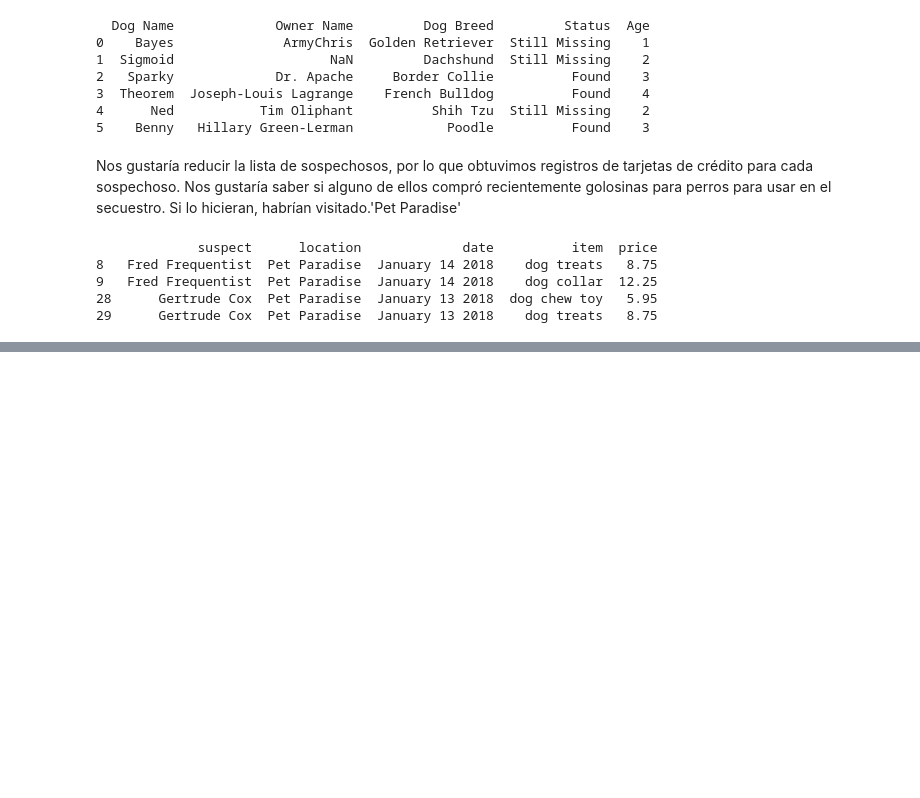
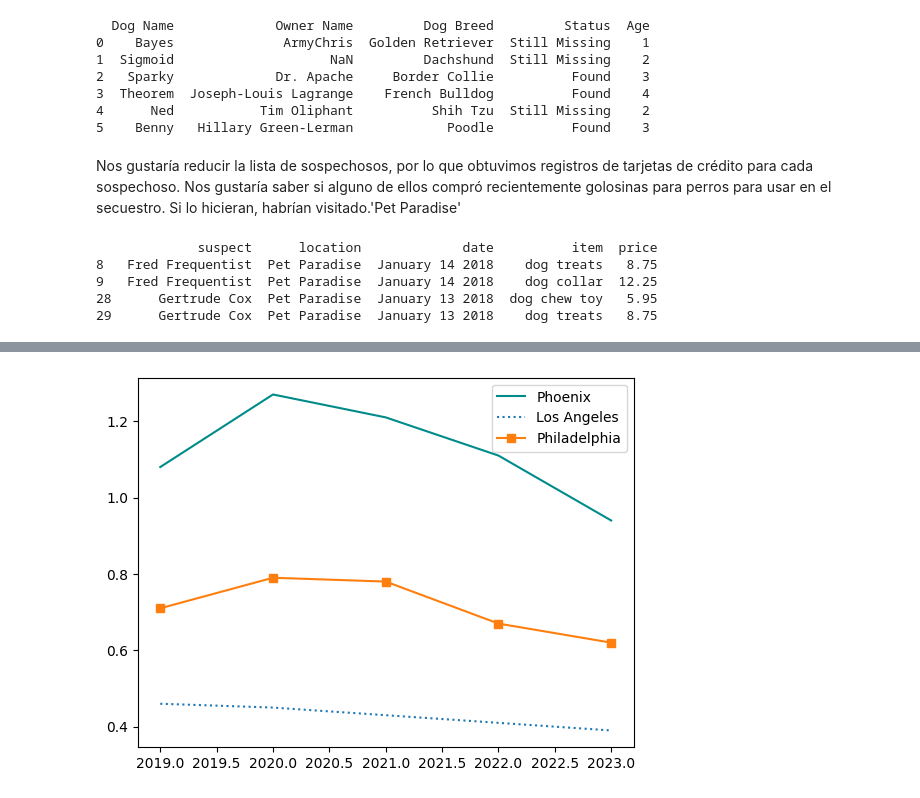
Before and after one commit to CtrlCri/Solving-a-mystery, a Jupyter notebook: script.ipynb, the cells around one changed output, grey strips where cells are left out. Drawn from its saved outputs; the diff is of its cells as text; code cells hidden in the pictures; blank space fills up the shorter version.

Commit message:
create data, Tracking crime statistics

```diff
--- a/script.ipynb
+++ b/script.ipynb
@@ -98,0 +109,19 @@ print(purchase)
+# %%
+#import
+data = pd.read_csv('data.csv')
+# Change the color of Phoenix to `"DarkCyan"`
+plt.plot(data["Year"], data["Phoenix Police Dept"], label="Phoenix", color="DarkCyan")
+
+# Make the Los Angeles line dotted
+plt.plot(data["Year"], data["Los Angeles Police Dept"], label="Los Angeles", linestyle=':')
+
+# Add square markers to Philedelphia
+plt.plot(data["Year"], data["Philadelphia Police Dept"], label="Philadelphia", marker='s')
+
+# Add a legend
+plt.legend()
+
+# Display the plot
+plt.show()
+# %% [output]
+[figure, added]
```
Also changed, not shown: parts of 2 cells of this notebook, 1 other file.
